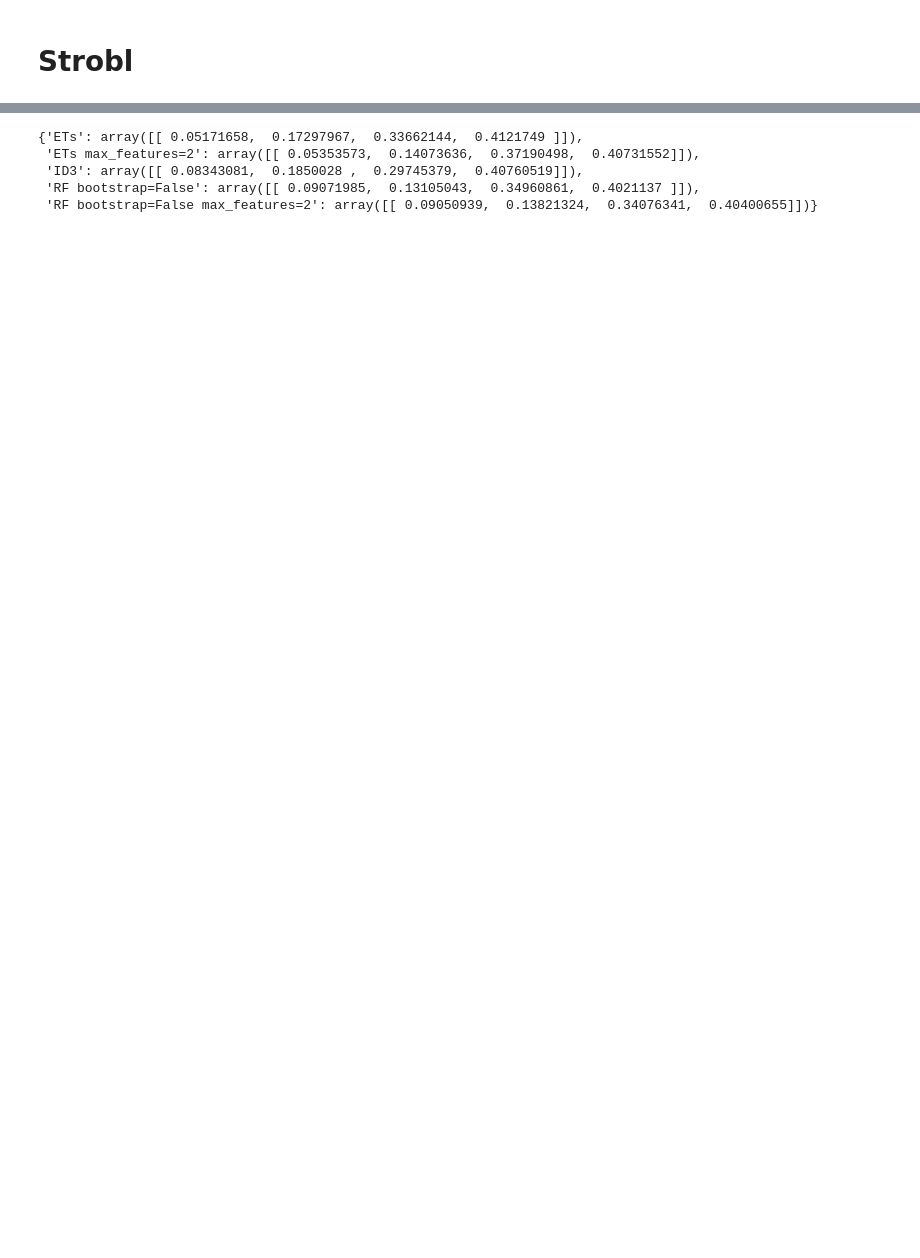
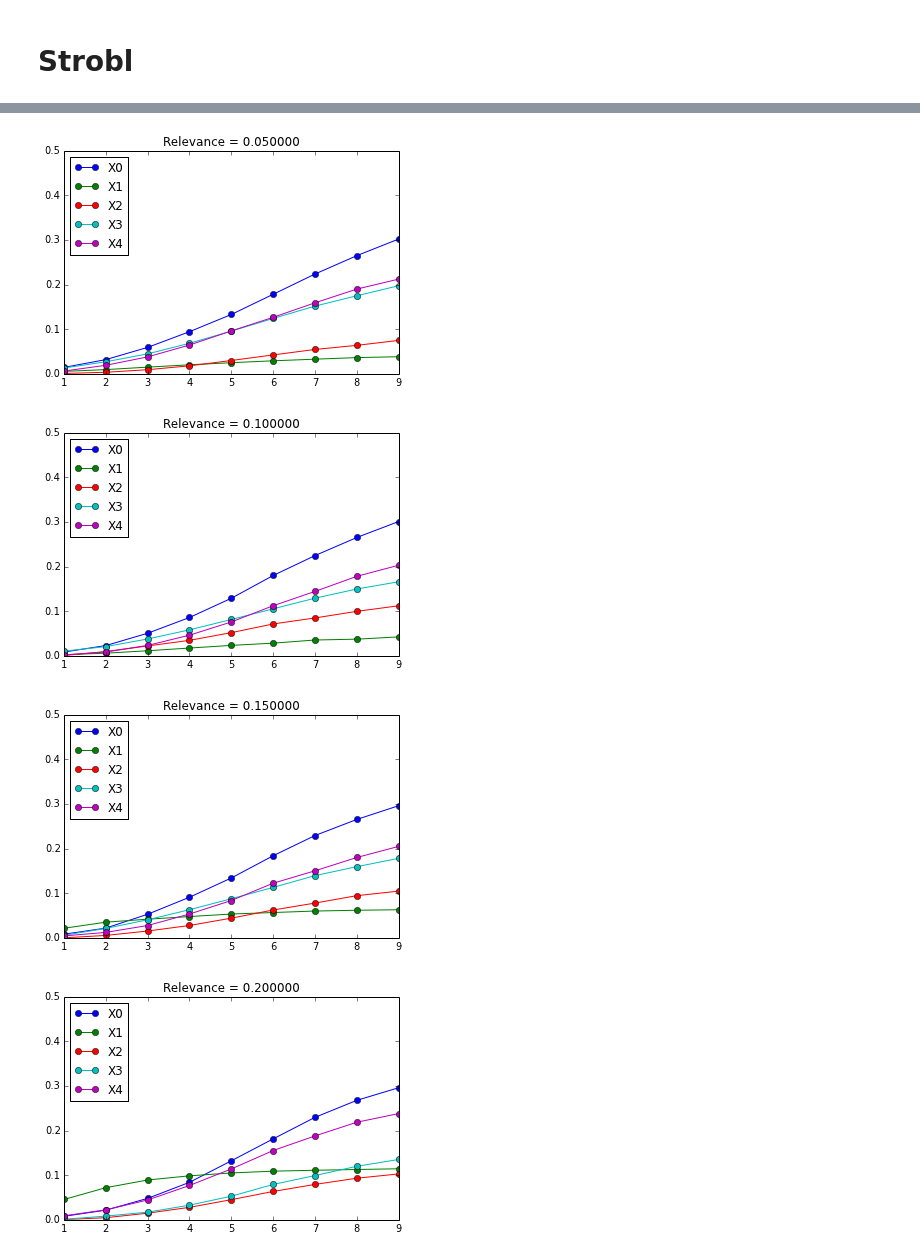
Before and after one commit to glouppe/phd-thesis, a Jupyter notebook: scripts/ch7_bias.ipynb, the cells around one changed output, grey strips where cells are left out. Cells and saved outputs as stored; diff of their text form; code cells hidden in the pictures; blank space fills up the shorter version.

```diff
--- a/scripts/ch7_bias.ipynb
+++ b/scripts/ch7_bias.ipynb
@@ -82,14 +127,16 @@ def generate_strobl(n_samples=120):
 # %%
-X, y = generate_strobl()
+X, y = generate_strobl_null()
 r = {}
 
 for name, cls in [("ID3", partial(RandomizedID3Ensemble, base_estimator=RandomizedID3Classifier(k=1))),
                   ("ETs", partial(ExtraTreesClassifier, max_features=1, criterion="entropy")),
                   ("ETs max_features=2", partial(ExtraTreesClassifier, max_features=2, criterion="entropy")),
-                  #("RF bootstrap=True", partial(RandomForestClassifier, max_features=1, bootstrap=True, criterion="entropy")),
-                  #("RF bootstrap=True max_features=2", partial(RandomForestClassifier, max_features=2, bootstrap=True, criterion="entropy")),
+                  ("RF bootstrap=True", partial(RandomForestClassifier, max_features=1, bootstrap=True, criterion="entropy")),
+                  ("RF bootstrap=True max_features=2", partial(RandomForestClassifier, max_features=2, bootstrap=True, criterion="entropy")),
                   ("RF bootstrap=False", partial(RandomForestClassifier, bootstrap=False, criterion="entropy")),
                   ("RF bootstrap=False max_features=2", partial(RandomForestClassifier, max_features=2, bootstrap=False, criterion="entropy"))]:
-    f = []
-    f.append(feature_importances(X, y, cls=cls))
+    f = feature_importances(X, y, cls=cls)
     r[name] = np.array(f)
+
+for name, f in sorted(r.items()):
+    print name, f
@@ -96,8 +151,36 @@ for name, cls in [("ID3", partial(RandomizedID3Ensemble, base_estimator=Randomiz
-# %%
-r
-# %% [output]
-{'ETs': array([[ 0.05171658,  0.17297967,  0.33662144,  0.4121749 ]]),
- 'ETs max_features=2': array([[ 0.05353573,  0.14073636,  0.37190498,  0.40731552]]),
- 'ID3': array([[ 0.08343081,  0.1850028 ,  0.29745379,  0.40760519]]),
- 'RF bootstrap=False': array([[ 0.09071985,  0.13105043,  0.34960861,  0.4021137 ]]),
- 'RF bootstrap=False max_features=2': array([[ 0.09050939,  0.13821324,  0.34076341,  0.40400655]])}
+# %%
+#cls = partial(ExtraTreesClassifier, max_features=1, criterion="entropy")
+cls = partial(RandomForestClassifier, max_features=2, criterion="entropy", bootstrap=False)
+#cls = partial(RandomizedID3Ensemble, base_estimator=RandomizedID3Classifier(k=1))
+
+relevances = [0.05, 0.1, 0.15, 0.2, 0.25, 0.3]
+depths = range(1, 10)
+
+for relevance in relevances:
+    imp_all = []
+
+    for n in range(3):
+        imp = []
+        X, y = generate_strobl_power(relevance=relevance)
+
+        for q in depths:
+            c = partial(cls, max_depth=q)
+            imp.append(feature_importances(X, y, cls=c))
+
+        imp = np.array(imp)
+        imp_all.append(imp)
+
+    imp = np.mean(imp_all, axis=0)
+
+    for j in range(X.shape[1]):
+        plt.plot(depths, imp[:, j], "o-", label="X%d" % j)
+
+    plt.ylim([0., 0.5])
+    plt.title("Relevance = %f" % relevance)
+    plt.legend(loc="best")
+    plt.show()
+# %% [output]
+[figure, added]
+[figure, added]
+[figure, added]
+[figure, added]
```
Also changed, not shown: parts of 5 cells of this notebook, 2 other files.
